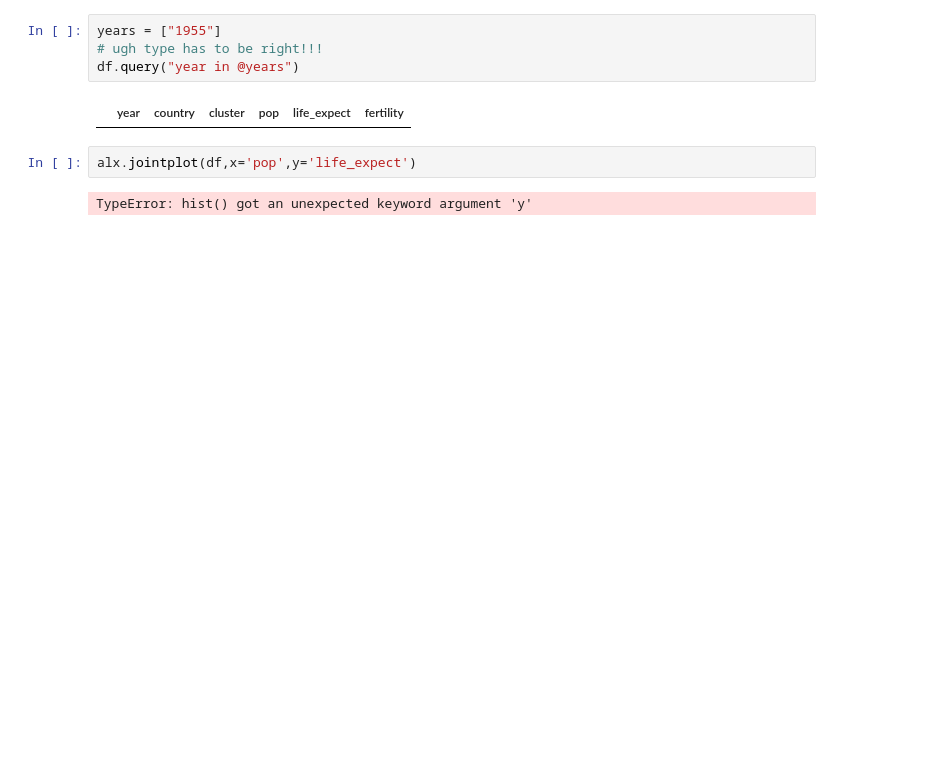
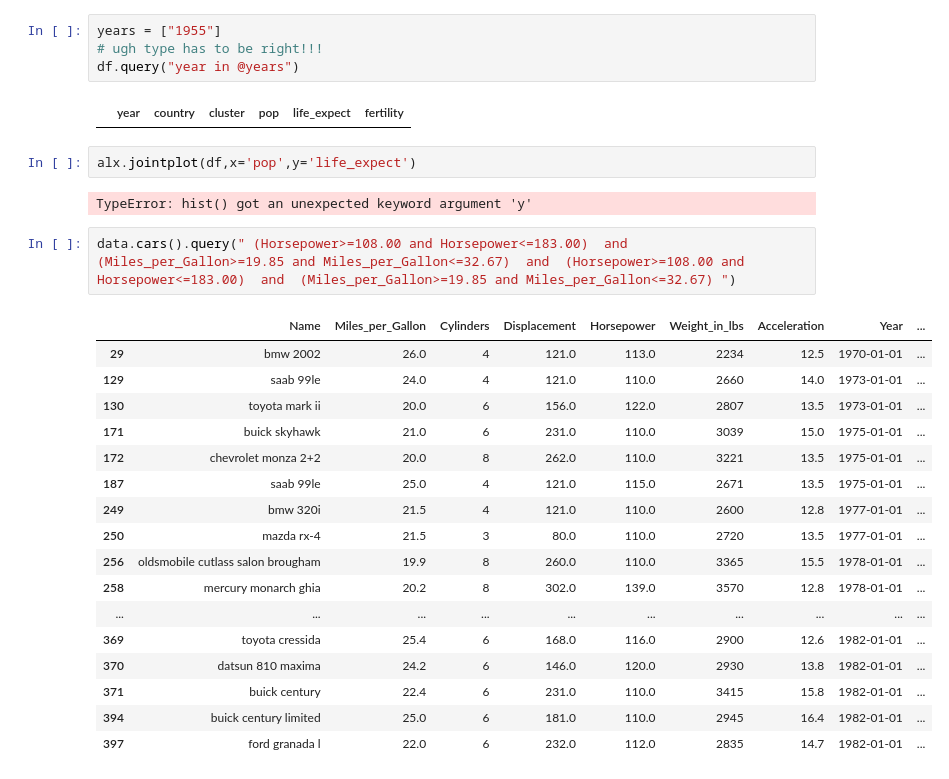
Before and after one commit to dwootton/Altair-Express, a Jupyter notebook: Untitled2.ipynb, the cells around one changed output. Saved outputs shown, nothing was run; the diff lists cells and outputs as text; blank space fills up the shorter version.

```diff
--- a/Untitled2.ipynb
+++ b/Untitled2.ipynb
@@ -67,3 +81,23 @@ df.query("year in @years")
 alx.jointplot(df,x='pop',y='life_expect')
 # %% [output]
 TypeError: hist() got an unexpected keyword argument 'y'
+# %%
+data.cars().query(" (Horsepower>=108.00 and Horsepower<=183.00)  and  (Miles_per_Gallon>=19.85 and Miles_per_Gallon<=32.67)  and  (Horsepower>=108.00 and Horsepower<=183.00)  and  (Miles_per_Gallon>=19.85 and Miles_per_Gallon<=32.67) ")
+# %% [output]
+|  | Name | Miles_per_Gallon | Cylinders | Displacement | Horsepower | Weight_in_lbs | Acceleration | Year | ... |
+| 29 | bmw 2002 | 26.0 | 4 | 121.0 | 113.0 | 2234 | 12.5 | 1970-01-01 | ... |
+| 129 | saab 99le | 24.0 | 4 | 121.0 | 110.0 | 2660 | 14.0 | 1973-01-01 | ... |
+| 130 | toyota mark ii | 20.0 | 6 | 156.0 | 122.0 | 2807 | 13.5 | 1973-01-01 | ... |
+| 171 | buick skyhawk | 21.0 | 6 | 231.0 | 110.0 | 3039 | 15.0 | 1975-01-01 | ... |
+| 172 | chevrolet monza 2+2 | 20.0 | 8 | 262.0 | 110.0 | 3221 | 13.5 | 1975-01-01 | ... |
+| 187 | saab 99le | 25.0 | 4 | 121.0 | 115.0 | 2671 | 13.5 | 1975-01-01 | ... |
+| 249 | bmw 320i | 21.5 | 4 | 121.0 | 110.0 | 2600 | 12.8 | 1977-01-01 | ... |
+| 250 | mazda rx-4 | 21.5 | 3 | 80.0 | 110.0 | 2720 | 13.5 | 1977-01-01 | ... |
+| 256 | oldsmobile cutlass salon brougham | 19.9 | 8 | 260.0 | 110.0 | 3365 | 15.5 | 1978-01-01 | ... |
+| 258 | mercury monarch ghia | 20.2 | 8 | 302.0 | 139.0 | 3570 | 12.8 | 1978-01-01 | ... |
+| ... | ... | ... | ... | ... | ... | ... | ... | ... | ... |
+| 369 | toyota cressida | 25.4 | 6 | 168.0 | 116.0 | 2900 | 12.6 | 1982-01-01 | ... |
+| 370 | datsun 810 maxima | 24.2 | 6 | 146.0 | 120.0 | 2930 | 13.8 | 1982-01-01 | ... |
+| 371 | buick century | 22.4 | 6 | 231.0 | 110.0 | 3415 | 15.8 | 1982-01-01 | ... |
+| 394 | buick century limited | 25.0 | 6 | 181.0 | 110.0 | 2945 | 16.4 | 1982-01-01 | ... |
+| 397 | ford granada l | 22.0 | 6 | 232.0 | 112.0 | 2835 | 14.7 | 1982-01-01 | ... |
```
Also changed, not shown: parts of 6 cells of this notebook, 42 other files.
